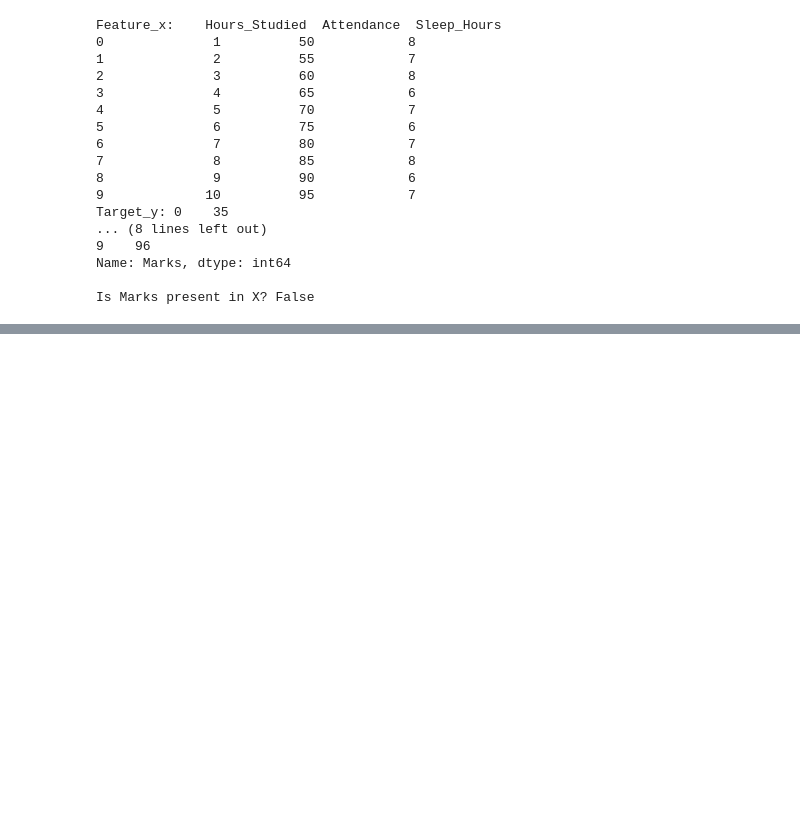
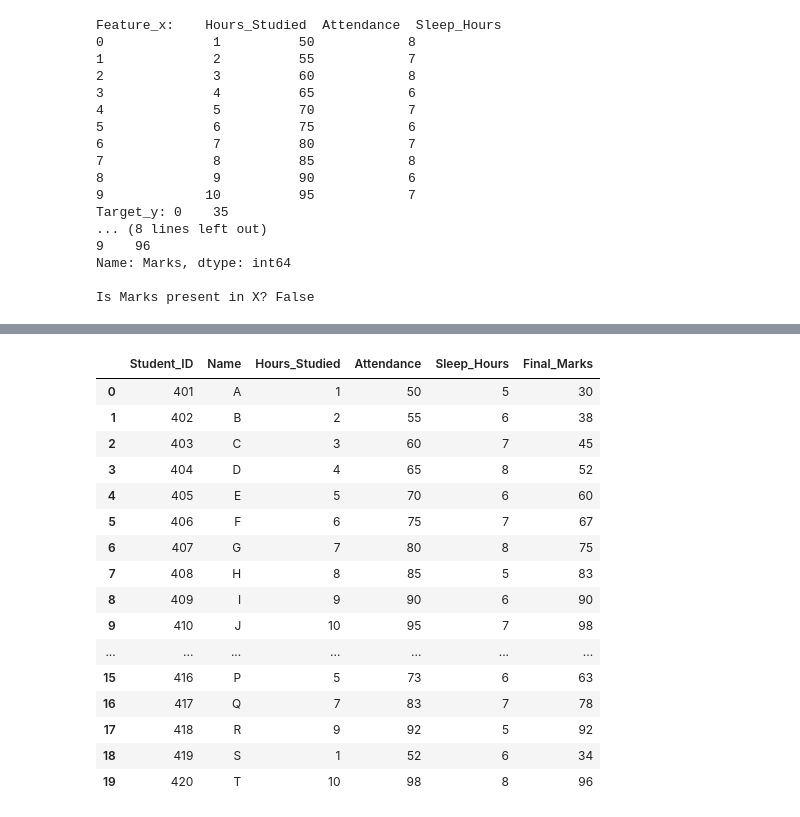
Before and after one commit to dhakadtanu186-cmyk/Assignment_ML, a Jupyter notebook: EDA_assignment_1.ipynb, the cells around one changed output, grey strips where cells are left out. Drawn from its saved outputs; the diff is of its cells as text; code cells hidden in the pictures; blank space fills up the shorter version.

```diff
--- a/EDA_assignment_1.ipynb
+++ b/EDA_assignment_1.ipynb
@@ -348,0 +393,27 @@ Is Marks present in X? False
+# %%
+df2 = pd.DataFrame({"Student_ID": range(401, 421),
+  "Name": [ "A", "B", "C", "D", "E", "F", "G", "H", "I", "J", "K", "L", "M", "N", "O", "P", "Q", "R", "S", "T" ],
+"Hours_Studied": [ 1, 2, 3, 4, 5, 6, 7, 8, 9, 10, 2, 4, 6, 8, 3, 5, 7, 9, 1, 10 ],
+"Attendance": [50, 55, 60, 65, 70, 75, 80, 85, 90, 95,58, 67, 78, 88, 62, 73, 83, 92, 52, 98 ],
+ "Sleep_Hours": [ 5, 6, 7, 8, 6, 7, 8, 5, 6, 7,  8, 5, 6, 7, 8, 6, 7, 5, 6, 8],
+"Final_Marks": [30, 38, 45, 52, 60, 67, 75, 83, 90, 98, 40, 54, 70, 87, 48, 63, 78, 92, 34, 96]})
+# %%
+df2
+# %% [output]
+|  | Student_ID | Name | Hours_Studied | Attendance | Sleep_Hours | Final_Marks |
+| 0 | 401 | A | 1 | 50 | 5 | 30 |
+| 1 | 402 | B | 2 | 55 | 6 | 38 |
+| 2 | 403 | C | 3 | 60 | 7 | 45 |
+| 3 | 404 | D | 4 | 65 | 8 | 52 |
+| 4 | 405 | E | 5 | 70 | 6 | 60 |
+| 5 | 406 | F | 6 | 75 | 7 | 67 |
+| 6 | 407 | G | 7 | 80 | 8 | 75 |
+| 7 | 408 | H | 8 | 85 | 5 | 83 |
+| 8 | 409 | I | 9 | 90 | 6 | 90 |
+| 9 | 410 | J | 10 | 95 | 7 | 98 |
+| ... | ... | ... | ... | ... | ... | ... |
+| 15 | 416 | P | 5 | 73 | 6 | 63 |
+| 16 | 417 | Q | 7 | 83 | 7 | 78 |
+| 17 | 418 | R | 9 | 92 | 5 | 92 |
+| 18 | 419 | S | 1 | 52 | 6 | 34 |
+| 19 | 420 | T | 10 | 98 | 8 | 96 |
```
Also changed, not shown: parts of 9 cells of this notebook.
